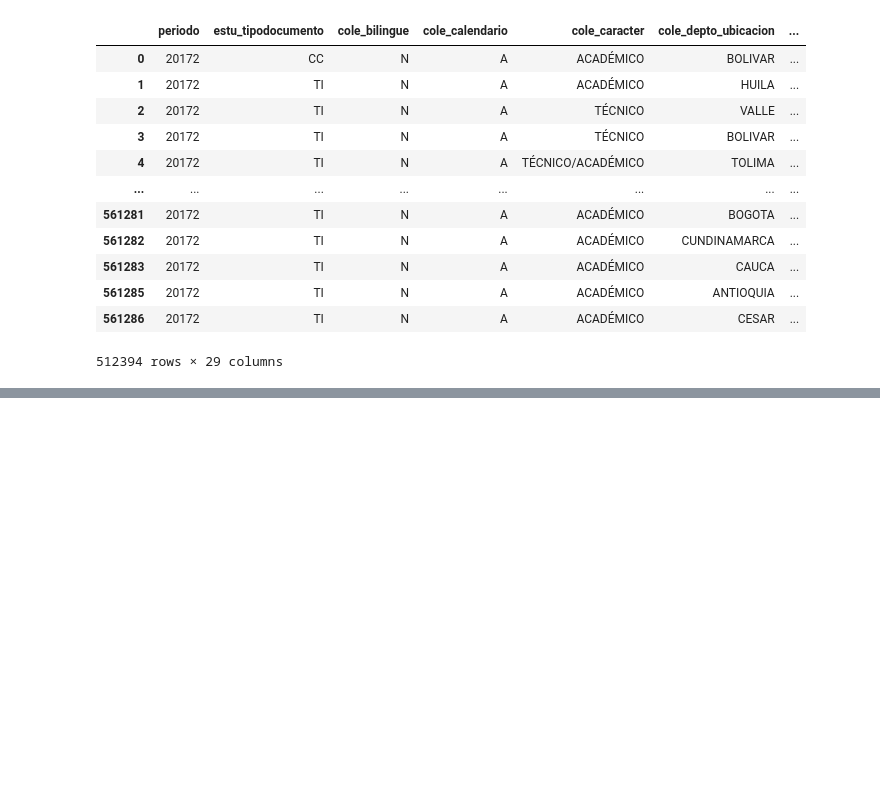
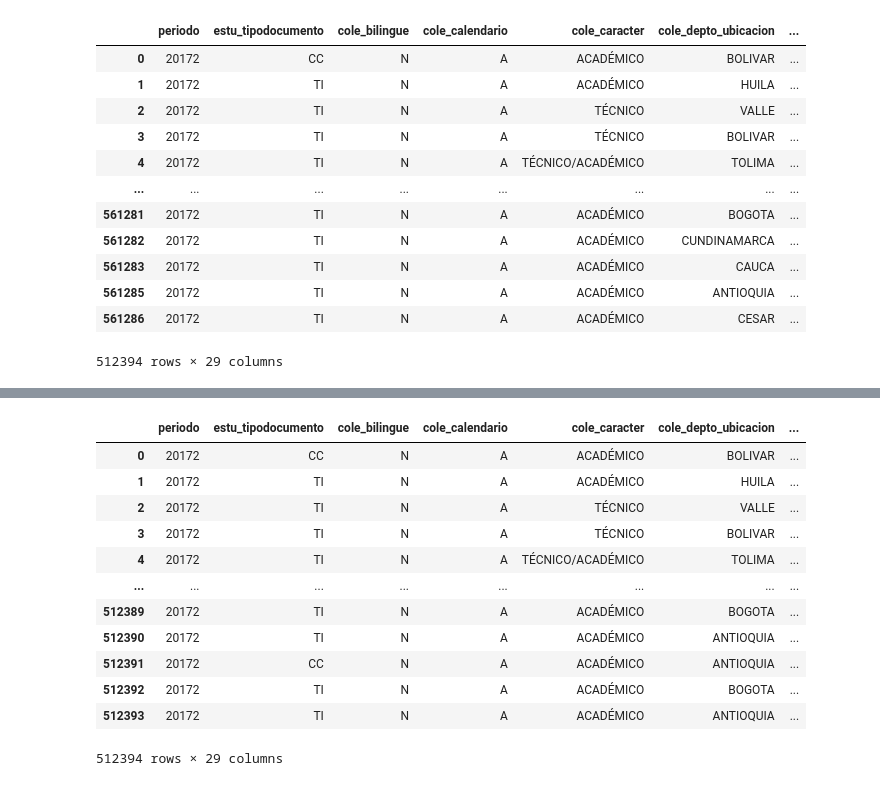
Before and after one commit to Mariapaulaestupinan/Proyecto-2-Analitica, a Jupyter notebook: limpieza_de_datos/Limpieza de datos.ipynb, the cells around one changed output, grey strips where cells are left out. Drawn from its saved outputs; the diff is of its cells as text; code cells hidden in the pictures; blank space fills up the shorter version.

Commit message:
Completar las columnas con valores faltantes fami_tieneautomovil, fami_tieneinternet, fami_tienelavadora, fami_tienecomputador

```diff
--- a/limpieza_de_datos/Limpieza de datos.ipynb
+++ b/limpieza_de_datos/Limpieza de datos.ipynb
@@ -443,0 +597,13 @@ df_final
+# %%
+import numpy as np
+# Crear una copia filtrada de los oficiales
+data_colegio_oficial = df_final[df_final['cole_naturaleza'].str.upper() == 'OFICIAL'].copy()
+
+# Columnas a completar
+cols_a_completar = ['fami_tienecomputador', 'fami_tieneinternet', 'fami_tieneautomovil', 'fami_tienelavadora']
+np.random.seed(42)
+# Llenar valores nulos aleatoriamente
+for col in cols_a_completar:
+    mask = data_colegio_oficial[col].isna()
+    n_missing = mask.sum()
+    data_colegio_oficial.loc[mask, col] = np.random.choice(['Si', 'No'], size=n_missing)
@@ -443,0 +683,12 @@ df_final
+# %%
+# Crear una copia filtrada de los colegios no oficiales
+data_colegios_nooficial = df_final[df_final['cole_naturaleza'].str.upper() == 'NO OFICIAL'].copy()
+
+# Columnas a completar
+cols_a_completar = ['fami_tienecomputador', 'fami_tieneinternet', 'fami_tieneautomovil', 'fami_tienelavadora']
+np.random.seed(42)
+# Llenar valores nulos aleatoriamente
+for col in cols_a_completar:
+    mask = data_colegios_nooficial[col].isna()
+    n_missing = mask.sum()
+    data_colegios_nooficial.loc[mask, col] = np.random.choice(['Si', 'No'], size=n_missing)
@@ -443,0 +764,17 @@ df_final
+# %%
+df_final1 = pd.concat([data_colegio_oficial, data_colegios_nooficial], ignore_index=True)
+df_final1
+# %% [output]
+|  | periodo | estu_tipodocumento | cole_bilingue | cole_calendario | cole_caracter | cole_depto_ubicacion | ... |
+| 0 | 20172 | CC | N | A | ACADÉMICO | BOLIVAR | ... |
+| 1 | 20172 | TI | N | A | ACADÉMICO | HUILA | ... |
+| 2 | 20172 | TI | N | A | TÉCNICO | VALLE | ... |
+| 3 | 20172 | TI | N | A | TÉCNICO | BOLIVAR | ... |
+| 4 | 20172 | TI | N | A | TÉCNICO/ACADÉMICO | TOLIMA | ... |
+| ... | ... | ... | ... | ... | ... | ... | ... |
+| 512389 | 20172 | TI | N | A | ACADÉMICO | BOGOTA | ... |
+| 512390 | 20172 | TI | N | A | ACADÉMICO | ANTIOQUIA | ... |
+| 512391 | 20172 | CC | N | A | ACADÉMICO | ANTIOQUIA | ... |
+| 512392 | 20172 | TI | N | A | ACADÉMICO | BOGOTA | ... |
+| 512393 | 20172 | TI | N | A | ACADÉMICO | ANTIOQUIA | ... |
+512394 rows × 29 columns
```
Also changed, not shown: parts of 10 cells of this notebook.
